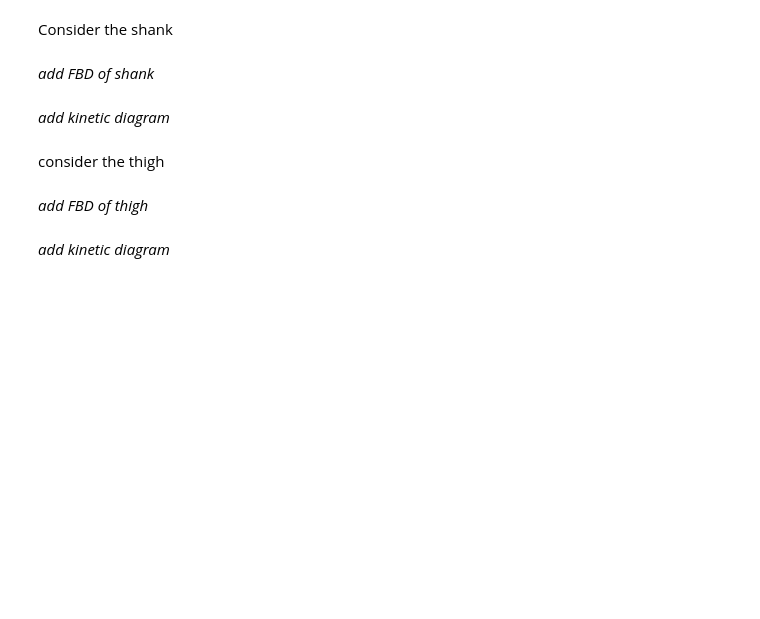
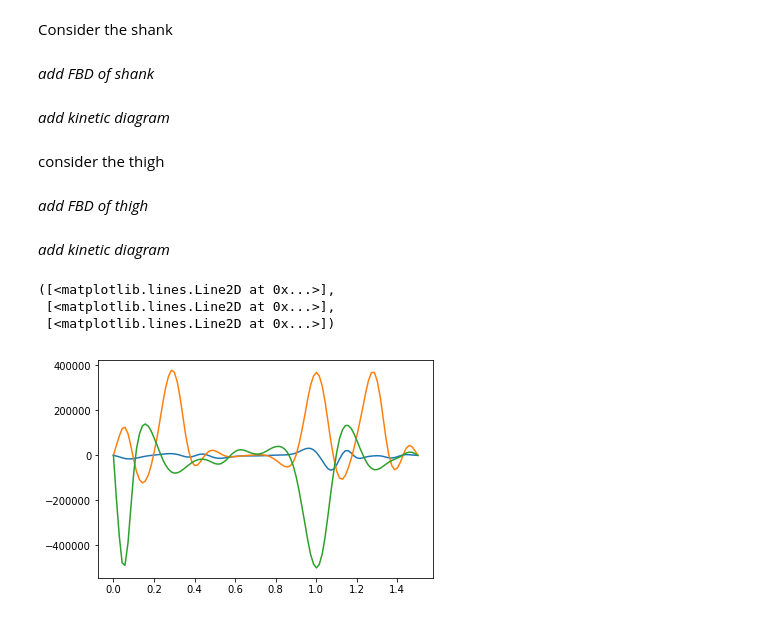
Before and after one commit to abhijeetvyas/MHM-project, a Jupyter notebook: IDCode.ipynb, the cells around one changed output. Drawn from its saved outputs; the diff is of its cells as text; code cells hidden in the pictures; blank space fills up the shorter version.

```diff
--- a/IDCode.ipynb
+++ b/IDCode.ipynb
@@ -134,0 +130,16 @@ plt.plot(time,Power_H)
+# %%
+Power=[np.zeros(106),np.zeros(106),np.zeros(106)]
+# %%
+Power[0]=limb.Power(Body[0].omega,Body[1].omega,M[0])
+Power[1]=limb.Power(Body[1].omega,Body[2].omega,M[1])
+Power[2]=limb.Power(Body[2].omega,np.zeros(106),M[2])
+# %%
+for i in range(0,3):
+    Power[i]=limb.filterdata(Power[i],3)
+# %%
+plt.plot(time,Power[0]),plt.plot(time,Power[1]),plt.plot(time,Power[2])
+# %% [output]
+([<matplotlib.lines.Line2D at 0x...>],
+ [<matplotlib.lines.Line2D at 0x...>],
+ [<matplotlib.lines.Line2D at 0x...>])
+[figure, added]
```
Also changed, not shown: parts of 9 cells of this notebook, 1 other file.
